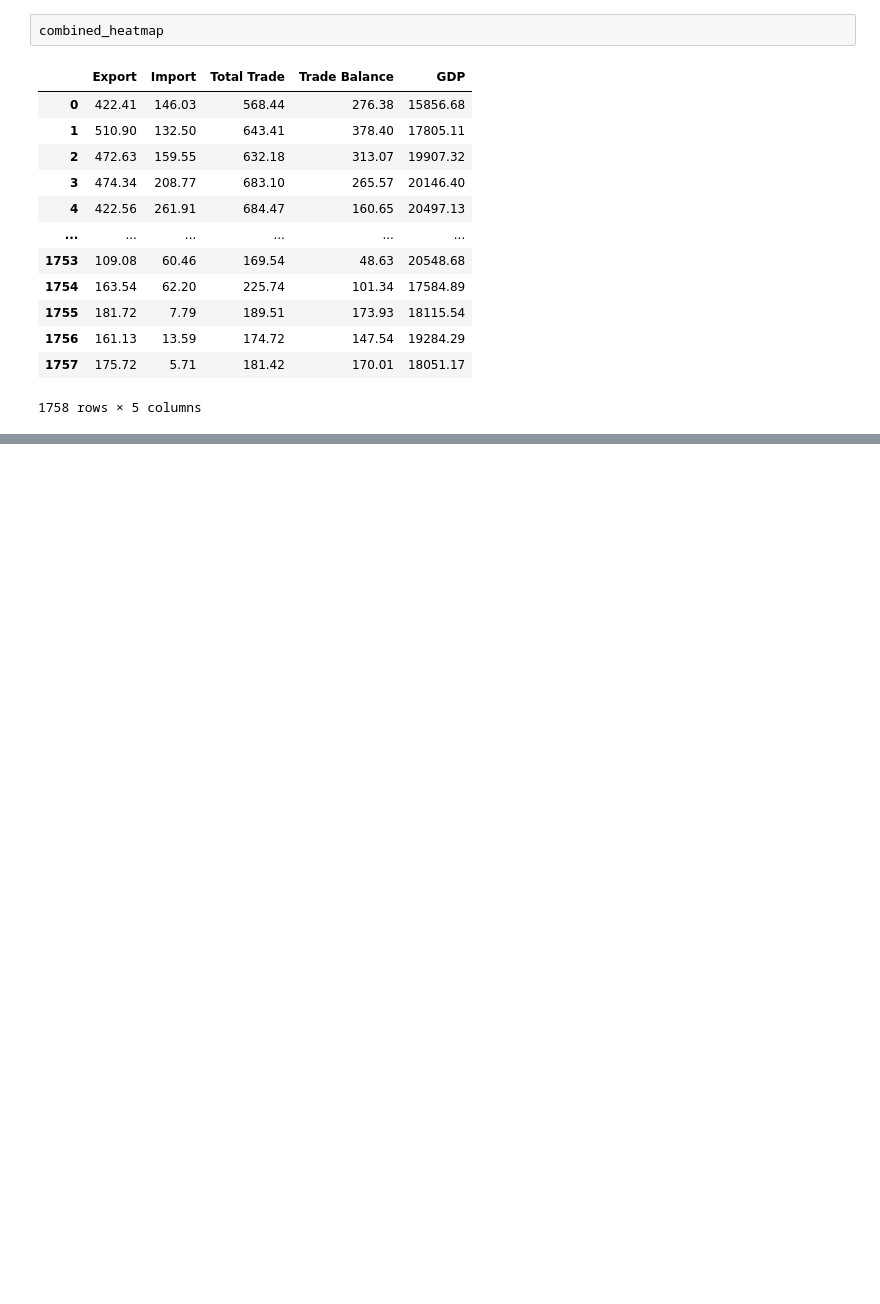
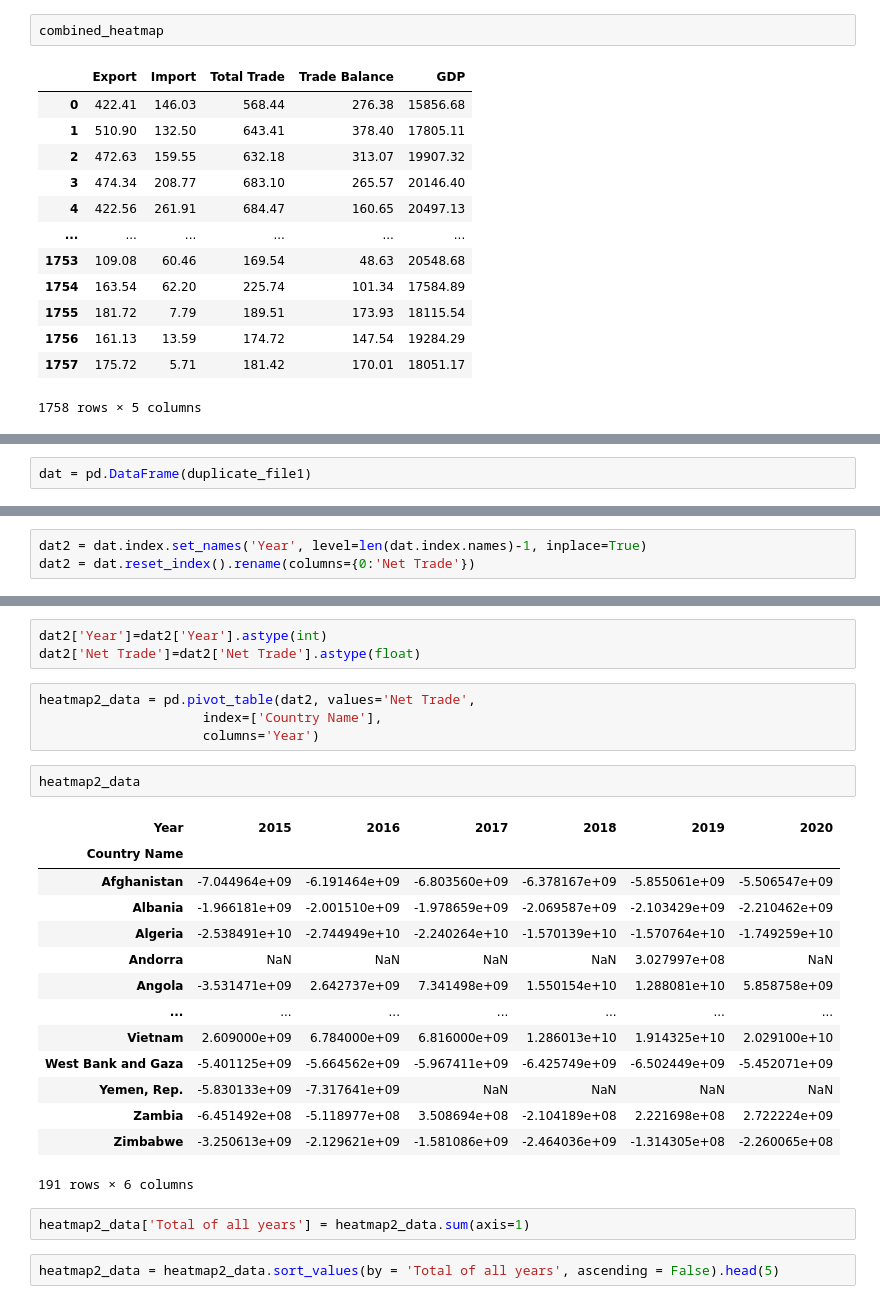
Before and after one commit to Nuka-Rishitha/2022Spring_Finals, a Jupyter notebook: NukaRishitha-AayushaSheregar-FinalProject1 (1).ipynb, the cells around one changed output, grey strips where cells are left out. Cells and saved outputs as stored; diff of their text form; blank space fills up the shorter version.

```diff
--- a/NukaRishitha-AayushaSheregar-FinalProject1 (1).ipynb
+++ b/NukaRishitha-AayushaSheregar-FinalProject1 (1).ipynb
@@ -704,0 +764,2 @@ You can see that Import and Trade Balance are highly negatively correlated which
+# %%
+dat = pd.DataFrame(duplicate_file1)
@@ -704,0 +783,3 @@ You can see that Import and Trade Balance are highly negatively correlated which
+# %%
+dat2 = dat.index.set_names('Year', level=len(dat.index.names)-1, inplace=True)
+dat2 = dat.reset_index().rename(columns={0:'Net Trade'})
@@ -704,0 +802,28 @@ You can see that Import and Trade Balance are highly negatively correlated which
+# %%
+dat2['Year']=dat2['Year'].astype(int)
+dat2['Net Trade']=dat2['Net Trade'].astype(float)
+# %%
+heatmap2_data = pd.pivot_table(dat2, values='Net Trade',
+                     index=['Country Name'],
+                     columns='Year')
+# %%
+heatmap2_data
+# %% [output]
+| Year | 2015 | 2016 | 2017 | 2018 | 2019 | 2020 |
+| Country Name |  |  |  |  |  |  |
+| Afghanistan | -7.044964e+09 | -6.191464e+09 | -6.803560e+09 | -6.378167e+09 | -5.855061e+09 | -5.506547e+09 |
+| Albania | -1.966181e+09 | -2.001510e+09 | -1.978659e+09 | -2.069587e+09 | -2.103429e+09 | -2.210462e+09 |
+| Algeria | -2.538491e+10 | -2.744949e+10 | -2.240264e+10 | -1.570139e+10 | -1.570764e+10 | -1.749259e+10 |
+| Andorra | NaN | NaN | NaN | NaN | 3.027997e+08 | NaN |
+| Angola | -3.531471e+09 | 2.642737e+09 | 7.341498e+09 | 1.550154e+10 | 1.288081e+10 | 5.858758e+09 |
+| ... | ... | ... | ... | ... | ... | ... |
+| Vietnam | 2.609000e+09 | 6.784000e+09 | 6.816000e+09 | 1.286013e+10 | 1.914325e+10 | 2.029100e+10 |
+| West Bank and Gaza | -5.401125e+09 | -5.664562e+09 | -5.967411e+09 | -6.425749e+09 | -6.502449e+09 | -5.452071e+09 |
+| Yemen, Rep. | -5.830133e+09 | -7.317641e+09 | NaN | NaN | NaN | NaN |
+| Zambia | -6.451492e+08 | -5.118977e+08 | 3.508694e+08 | -2.104189e+08 | 2.221698e+08 | 2.722224e+09 |
+| Zimbabwe | -3.250613e+09 | -2.129621e+09 | -1.581086e+09 | -2.464036e+09 | -1.314305e+08 | -2.260065e+08 |
+191 rows × 6 columns
+# %%
+heatmap2_data['Total of all years'] = heatmap2_data.sum(axis=1)
+# %%
+heatmap2_data = heatmap2_data.sort_values(by = 'Total of all years', ascending = False).head(5)
```
Also changed, not shown: parts of 22 cells of this notebook.
